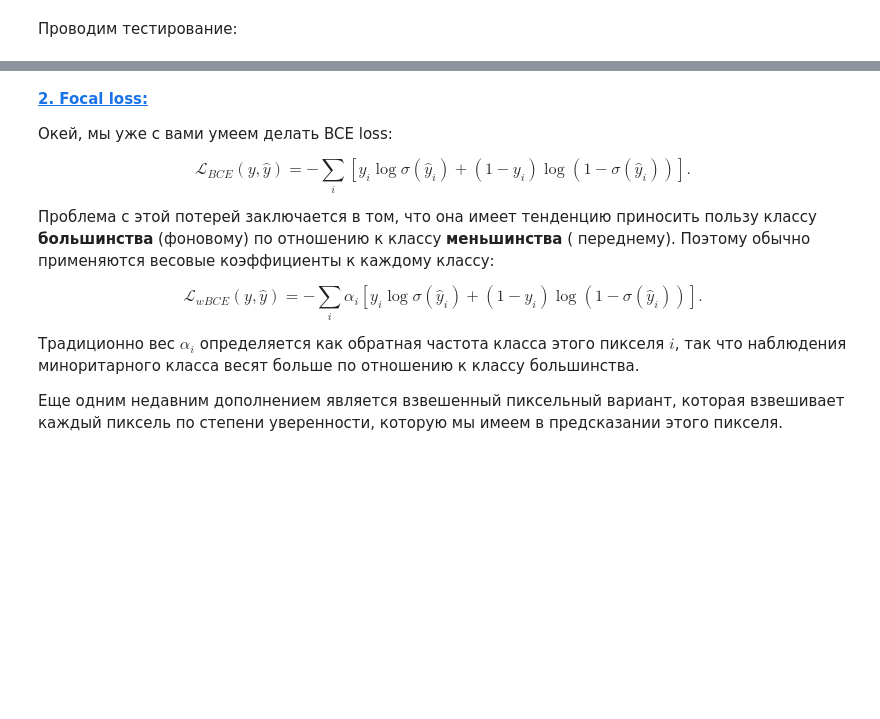
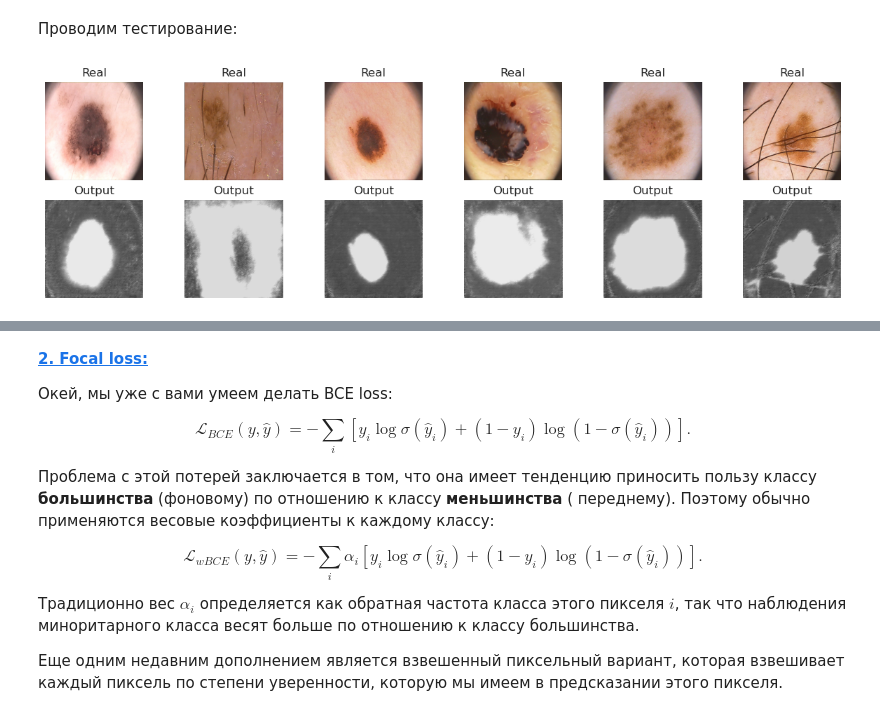
Before and after one commit to kekoveca/DLS_spring, a Jupyter notebook: segmentation/hw-semantic-segmentation.ipynb, the cells around one changed output, grey strips where cells are left out. Drawn from its saved outputs; the diff is of its cells as text; code cells hidden in the pictures; blank space fills up the shorter version.

```diff
--- a/segmentation/hw-semantic-segmentation.ipynb
+++ b/segmentation/hw-semantic-segmentation.ipynb
@@ -347,17 +516,24 @@ $$D(X,Y)=\frac{2|X\cap Y|}{|X|+|Y|}$$
 $$\mathcal L_D(X,Y) = 1-\frac{1}{256 \times 256} \times \frac{\sum_i2X_iY_i}{\sum_iX_i+Y_i}.$$
 
 Не забудьте подумать о численной нестабильности, возникающей в математической формуле.
-# %%
-def dice_loss(y_real, y_pred):
-    num =
-    den =
-    res =
-    return res
+# %%
+def dice_loss(y_pred, y_real):
+    epsilon = 1e-8
+    outputs = y_pred.sigmoid().squeeze(1)
+    labels = y_real.squeeze(1)
+
+    i = (outputs * labels).sum()
+    s = (outputs + labels).sum()
+    res = 1 - ((2. * i + epsilon) / (s + epsilon))
+
+    return res
 # %% [markdown]
 Проводим тестирование:
 # %%
 model_dice = SegNet().to(device)
 
-max_epochs = 40
-optimaizer = optim.Adam(model_dice.parameters())
-train(model_dice, optimaizer, dice_loss, max_epochs, data_tr, data_val)
+max_epochs = 30
+optimaizer = torch.optim.Adam(model_dice.parameters())
+results_dice = train(model_dice, optimaizer, dice_loss, max_epochs, data_tr, data_val, scheduler, score_model)
+# %% [output]
+[figure, added]
```
Also changed, not shown: parts of 42 cells of this notebook.
